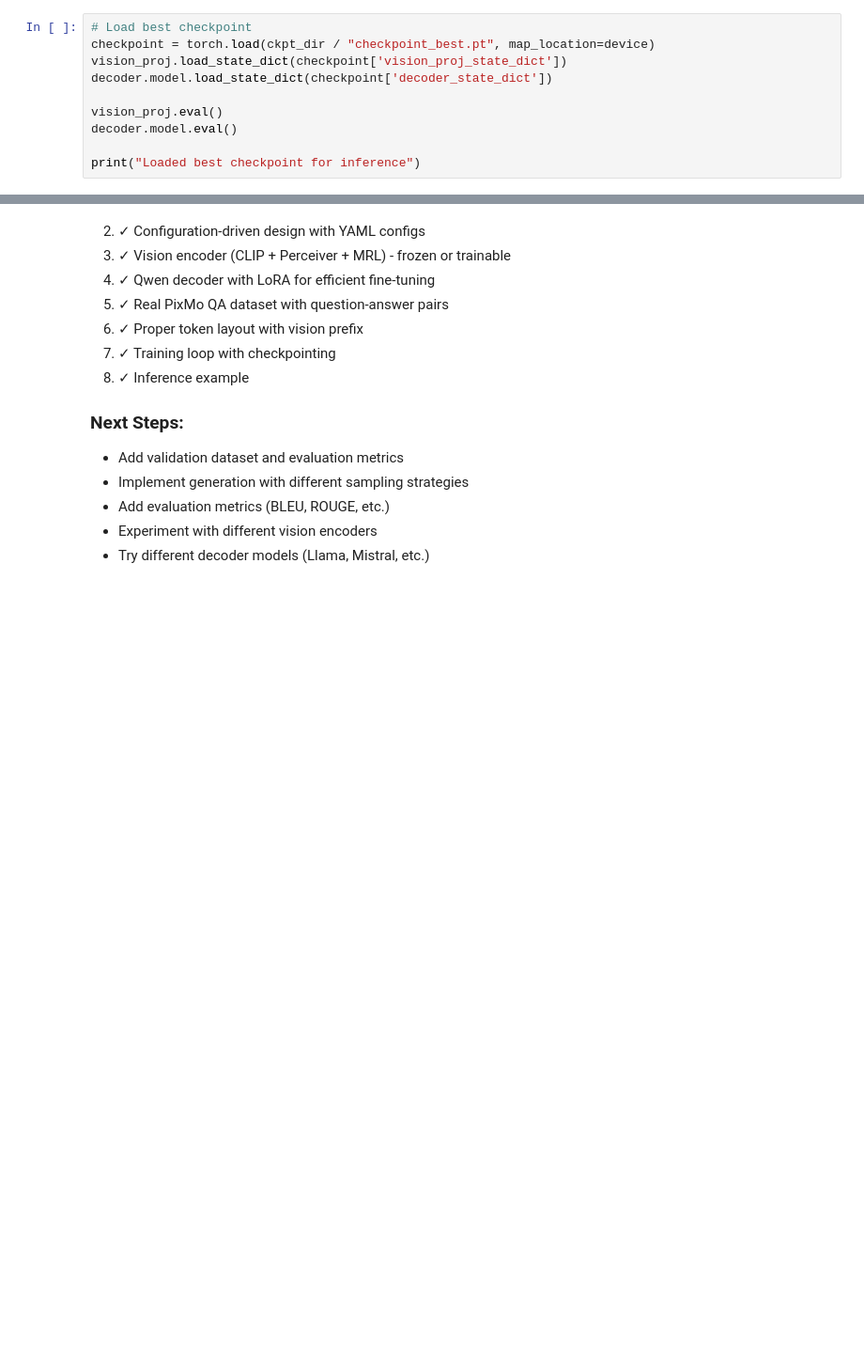
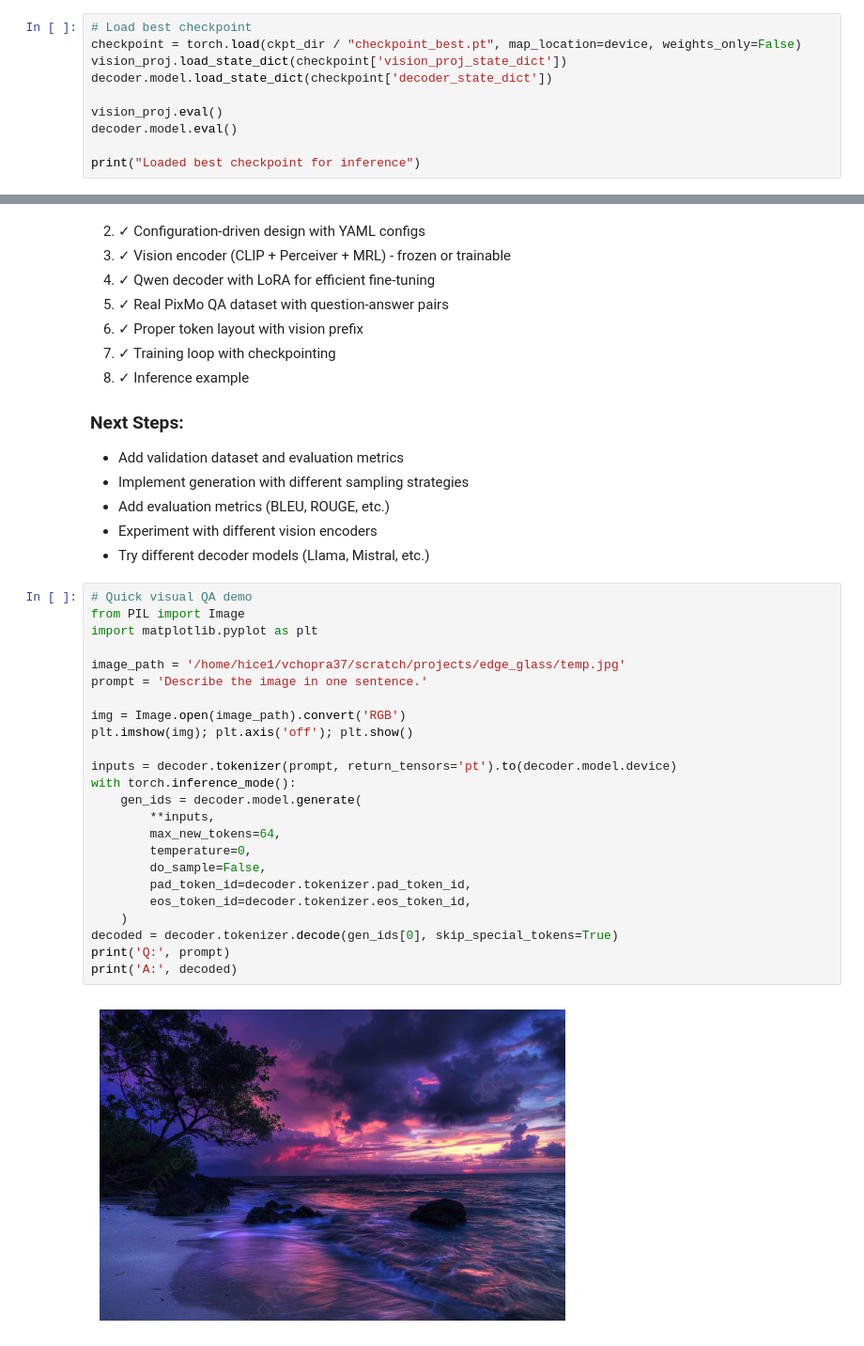
Before and after one commit to Vedaang-Chopra/Edge-Glass, a Jupyter notebook: edge_glass_modular/notebooks/03_trm_vlm_qa_training_MODULAR.ipynb, the cells around one changed output, grey strips where cells are left out. Shown: that part at 94% size. Drawn from its saved outputs; the diff is of its cells as text; blank space fills up the shorter version.

```diff
--- a/edge_glass_modular/notebooks/03_trm_vlm_qa_training_MODULAR.ipynb
+++ b/edge_glass_modular/notebooks/03_trm_vlm_qa_training_MODULAR.ipynb
@@ -561,7 +574,7 @@ Epoch 9/10
 ## 9. Inference Example
 # %%
 # Load best checkpoint
-checkpoint = torch.load(ckpt_dir / "checkpoint_best.pt", map_location=device)
+checkpoint = torch.load(ckpt_dir / "checkpoint_best.pt", map_location=device, weights_only=False)
 vision_proj.load_state_dict(checkpoint['vision_proj_state_dict'])
 decoder.model.load_state_dict(checkpoint['decoder_state_dict'])
 
@@ -625,3 +647,29 @@ This notebook demonstrates:
 - Add evaluation metrics (BLEU, ROUGE, etc.)
 - Experiment with different vision encoders
 - Try different decoder models (Llama, Mistral, etc.)
+# %%
+# Quick visual QA demo
+from PIL import Image
+import matplotlib.pyplot as plt
+
+image_path = '/home/hice1/vchopra37/scratch/projects/edge_glass/temp.jpg'
+prompt = 'Describe the image in one sentence.'
+
+img = Image.open(image_path).convert('RGB')
+plt.imshow(img); plt.axis('off'); plt.show()
+
+inputs = decoder.tokenizer(prompt, return_tensors='pt').to(decoder.model.device)
+with torch.inference_mode():
+    gen_ids = decoder.model.generate(
+        **inputs,
+        max_new_tokens=64,
+        temperature=0,
+        do_sample=False,
+        pad_token_id=decoder.tokenizer.pad_token_id,
+        eos_token_id=decoder.tokenizer.eos_token_id,
+    )
+decoded = decoder.tokenizer.decode(gen_ids[0], skip_special_tokens=True)
+print('Q:', prompt)
+print('A:', decoded)
+# %% [output]
+[figure, added]
```
Also changed, not shown: parts of 4 cells of this notebook, 3 other files.
